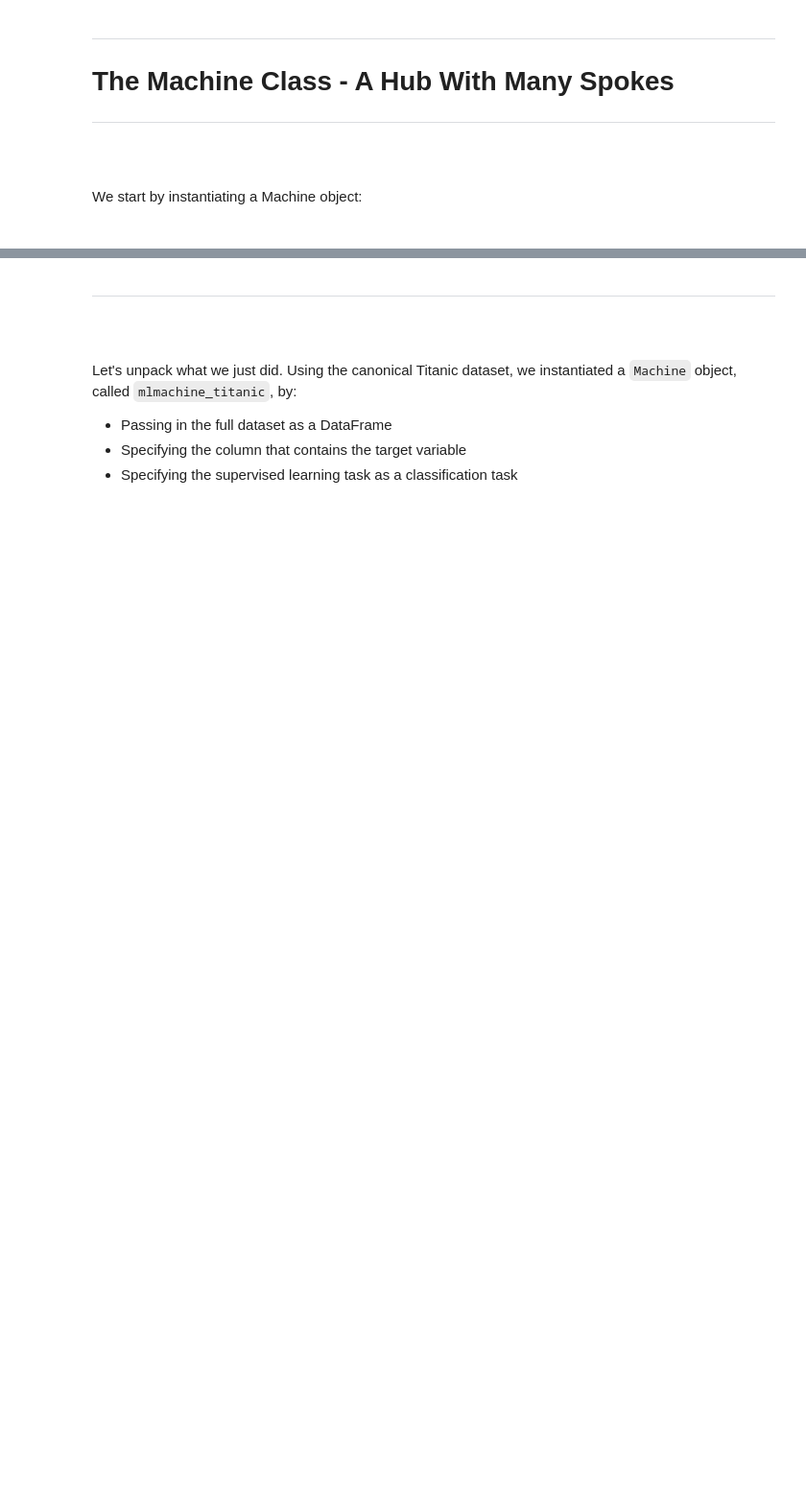
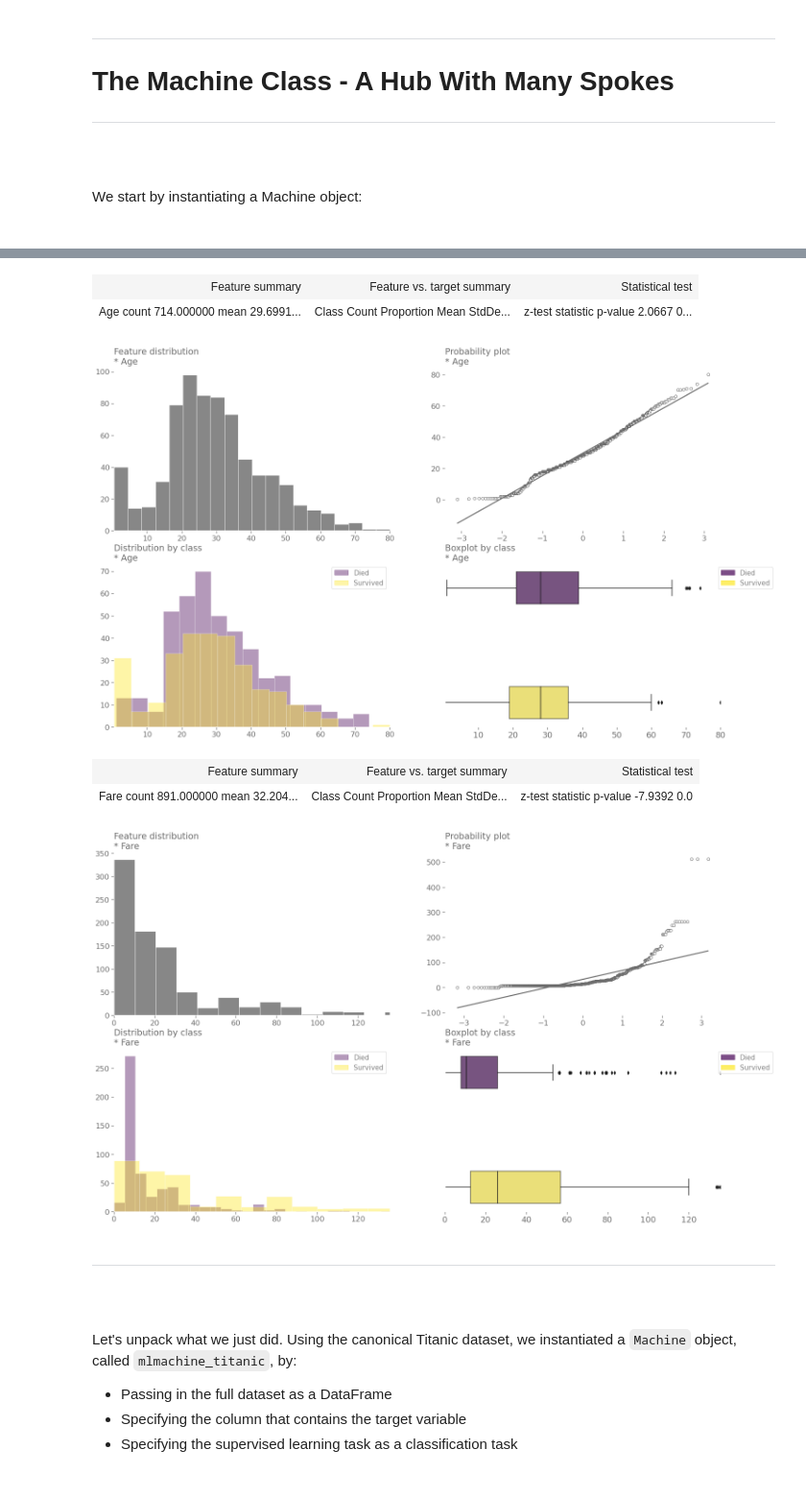
Before and after one commit to petersontylerd/mlmachine, a Jupyter notebook: notebooks/mlmachine_part_1.ipynb, the cells around one changed output, grey strips where cells are left out. Shown: that part at 96% size. Cells and saved outputs as stored; diff of their text form; code cells hidden in the pictures; blank space fills up the shorter version.

```diff
--- a/notebooks/mlmachine_part_1.ipynb
+++ b/notebooks/mlmachine_part_1.ipynb
@@ -107,3 +123,17 @@ mlmachine_titanic = mlm.Machine(
+# %%
+for feature in mlmachine_titanic.data.mlm_dtypes["continuous"]:
+    mlmachine_titanic.eda_cat_target_num_feat(
+        feature=feature,
+        legend_labels=["Died","Survived"],
+        outliers_out_of_scope=True,
+    )
+# %% [output]
+| Feature summary | Feature vs. target summary | Statistical test |
+| Age count 714.000000 mean 29.6991... | Class Count Proportion Mean StdDe... | z-test statistic p-value 2.0667 0... |
+[figure, added]
+| Feature summary | Feature vs. target summary | Statistical test |
+| Fare count 891.000000 mean 32.204... | Class Count Proportion Mean StdDe... | z-test statistic p-value -7.9392 0.0 |
+[figure, added]
 # %% [markdown]
 ---
 <br><br>
```
Also changed, not shown: parts of 1 cell of this notebook, 8 other files.
